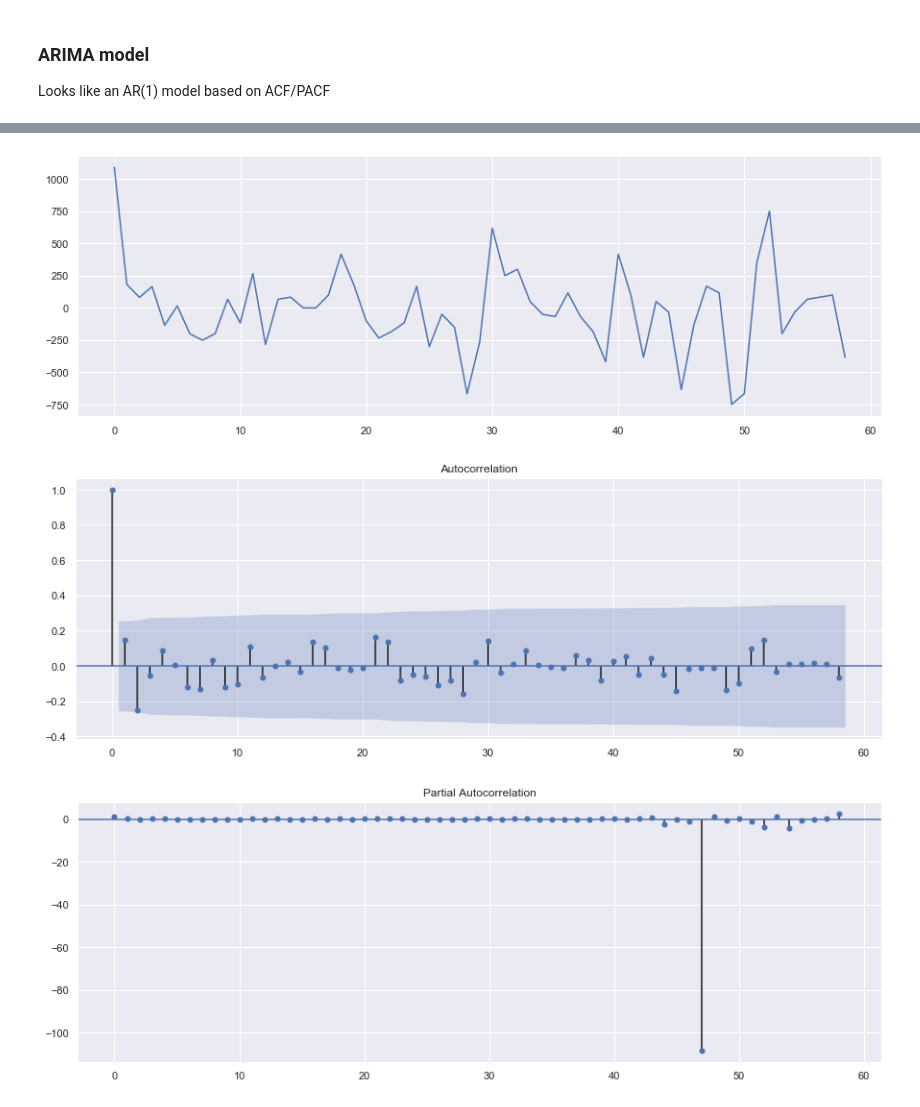
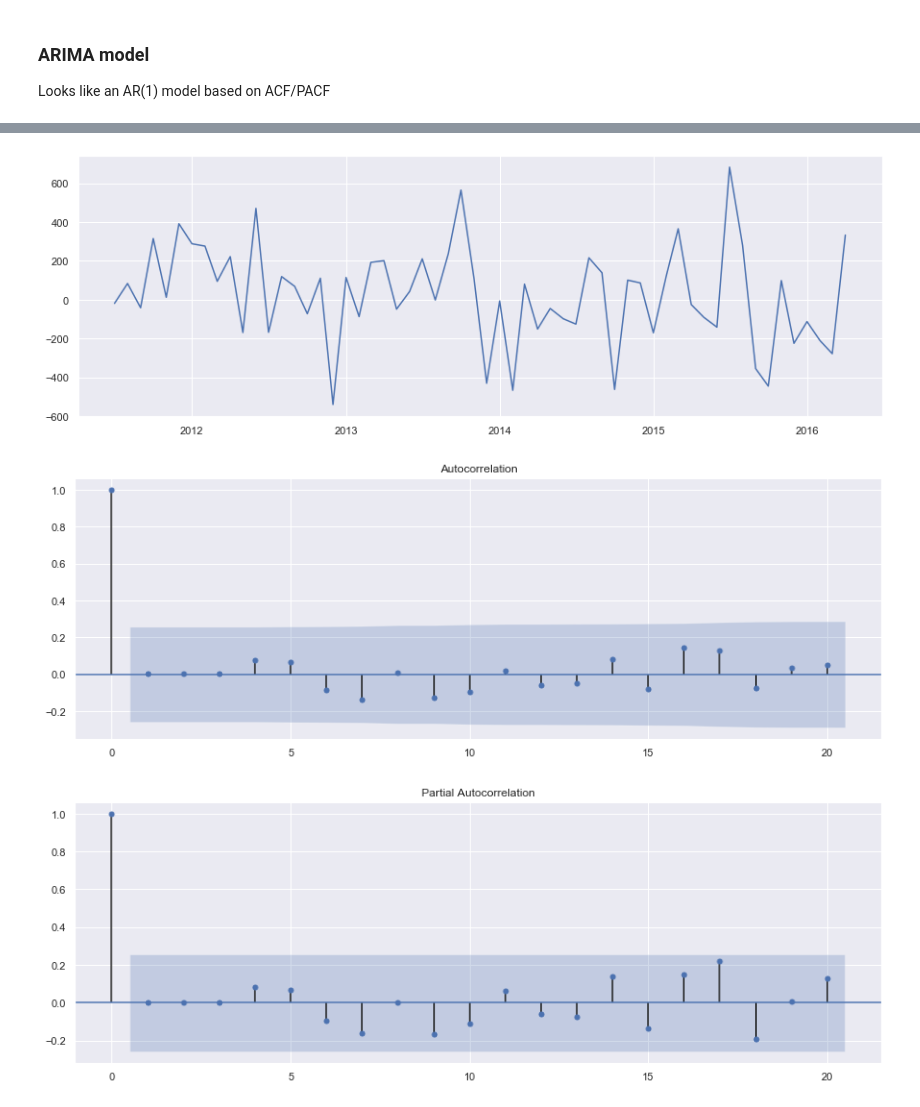
Before and after one commit to Joe-Bit-lab/mod4, a Jupyter notebook: Step4_Reckoning/Step4a_Lehigh_Acres_FL_33974.ipynb, the cells around one changed output, grey strips where cells are left out. Cells and saved outputs as stored; diff of their text form; code cells hidden in the pictures.

```diff
--- a/Step4_Reckoning/Step4a_Lehigh_Acres_FL_33974.ipynb
+++ b/Step4_Reckoning/Step4a_Lehigh_Acres_FL_33974.ipynb
@@ -151,7 +158,7 @@ train;
 ### ARIMA model
 Looks like an AR(1) model based on ACF/PACF
 # %%
-model = ARIMA(np.asarray(train.value), order=(1,1,0))
+model = ARIMA(train.value, order=(3,2,3))
 model_fit = model.fit(disp=0)
 model_fit.summary()
 # %% [output]
@@ -178,16 +195,16 @@ plt.show()
 # %%
-resid = model_fit.fittedvalues - np.array(diff_df['diff'])[0:59]
+resid = model_fit.resid
 plt.plot(resid)
 plt.show()
 rcParams['figure.figsize'] = 15, 5
-plot_acf(resid, lags=58)
+plot_acf(resid, lags=20)
 plt.show()
-plot_pacf(resid, lags=58)
+plot_pacf(resid, lags=20)
 plt.show()
 # %% [output]
-[figure, old version]
+[figure, new version]
-[figure, old version]
+[figure, new version]
-[figure, old version]
+[figure, new version]
 # %%
 pred = model_fit.forecast(steps=24)
 val_pred = pred[0][:12]
```
Also changed, not shown: parts of 12 cells of this notebook.
